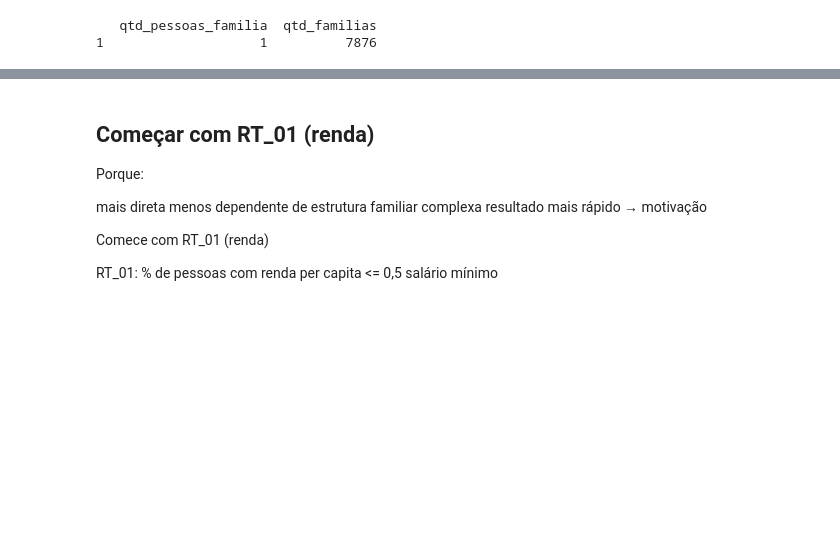
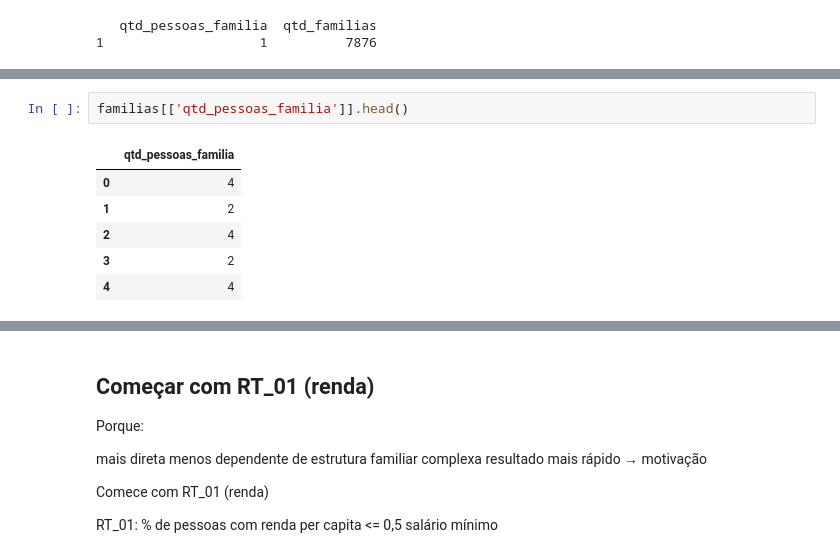
Before and after one commit to ailtonfv/pmh-arquitetura-dados-sociais, a Jupyter notebook: notebooks/cadunico/02_tratamento_cadunico.ipynb, the cells around one changed output, grey strips where cells are left out. Drawn from its saved outputs; the diff is of its cells as text; blank space fills up the shorter version.

```diff
--- a/notebooks/cadunico/02_tratamento_cadunico.ipynb
+++ b/notebooks/cadunico/02_tratamento_cadunico.ipynb
@@ -793,0 +834,9 @@ print(distribuicao[distribuicao['qtd_pessoas_familia'] == 1])
+# %%
+familias[['qtd_pessoas_familia']].head()
+# %% [output]
+|  | qtd_pessoas_familia |
+| 0 | 4 |
+| 1 | 2 |
+| 2 | 4 |
+| 3 | 2 |
+| 4 | 4 |
```
Also changed, not shown: parts of 38 cells of this notebook.
